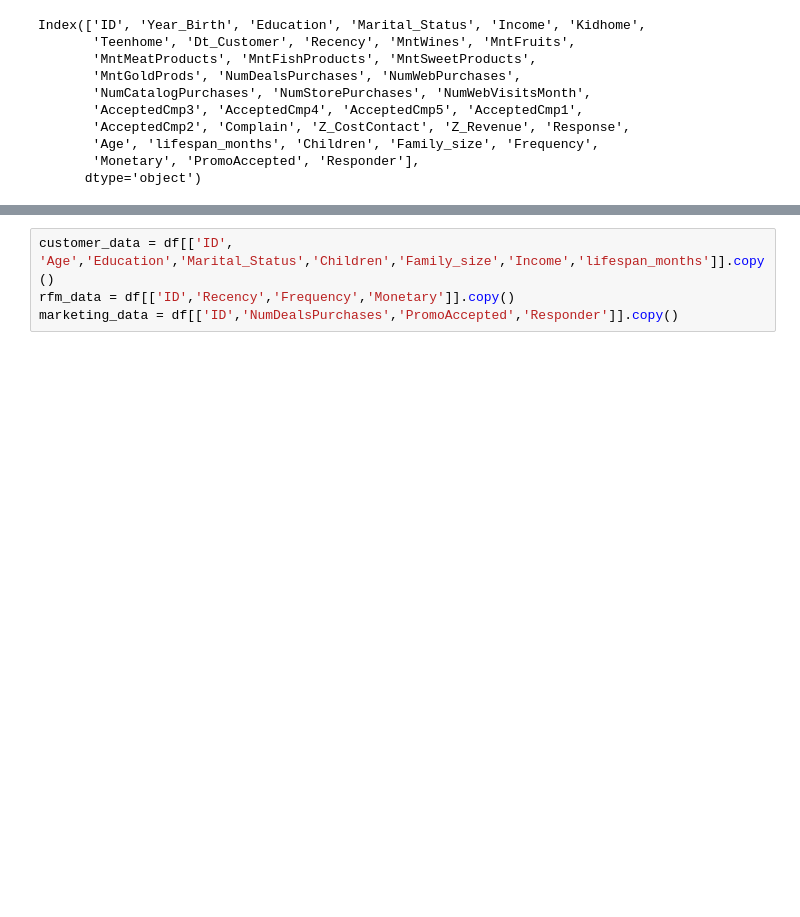
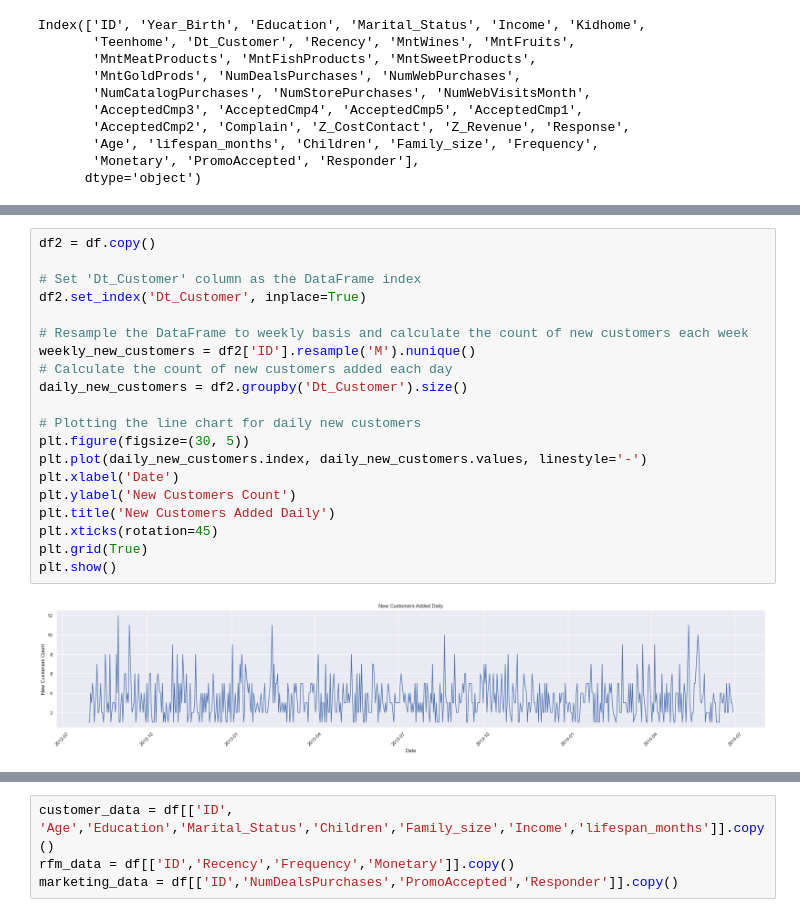
Before and after one commit to nqtquoctrung94/RFM_Customer_Personality_Analysis, a Jupyter notebook: clean_data.ipynb, the cells around one changed output, grey strips where cells are left out. Saved outputs shown, nothing was run; the diff lists cells and outputs as text; blank space fills up the shorter version.

```diff
--- a/clean_data.ipynb
+++ b/clean_data.ipynb
@@ -313,0 +363,22 @@ Index(['ID', 'Year_Birth', 'Education', 'Marital_Status', 'Income', 'Kidhome',
+# %%
+df2 = df.copy()
+
+# Set 'Dt_Customer' column as the DataFrame index
+df2.set_index('Dt_Customer', inplace=True)
+
+# Resample the DataFrame to weekly basis and calculate the count of new customers each week
+weekly_new_customers = df2['ID'].resample('M').nunique()
+# Calculate the count of new customers added each day
+daily_new_customers = df2.groupby('Dt_Customer').size()
+
+# Plotting the line chart for daily new customers
+plt.figure(figsize=(30, 5))
+plt.plot(daily_new_customers.index, daily_new_customers.values, linestyle='-')
+plt.xlabel('Date')
+plt.ylabel('New Customers Count')
+plt.title('New Customers Added Daily')
+plt.xticks(rotation=45)
+plt.grid(True)
+plt.show()
+# %% [output]
+[figure, added]
```
Also changed, not shown: parts of 21 cells of this notebook.
